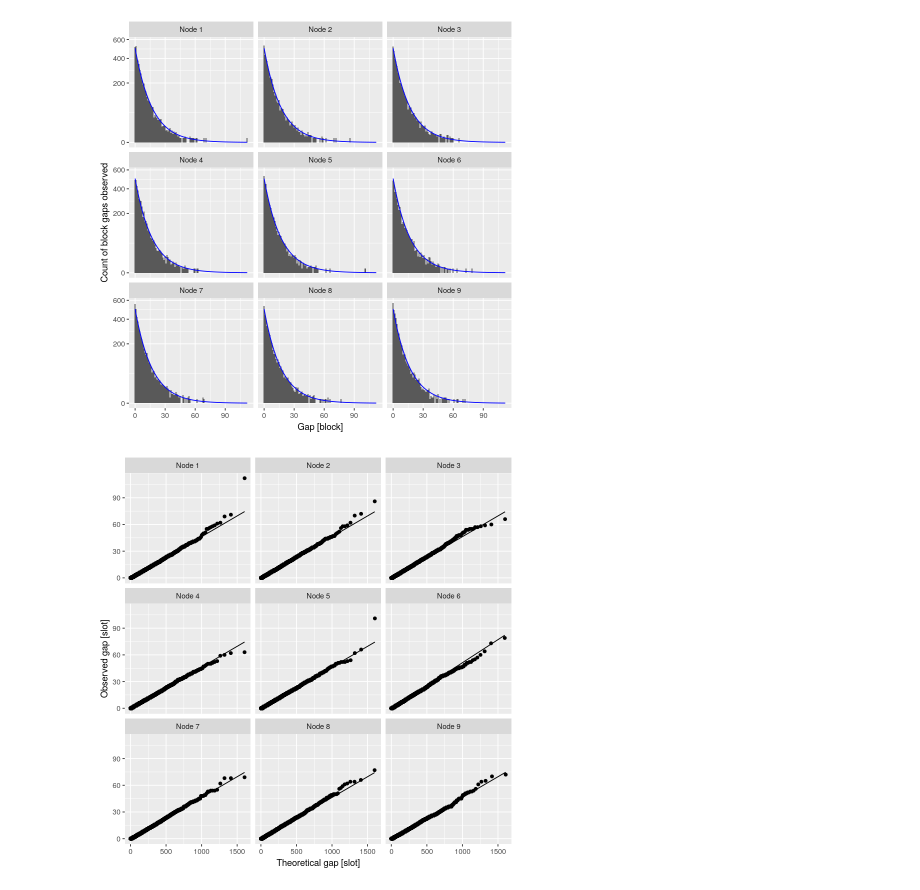
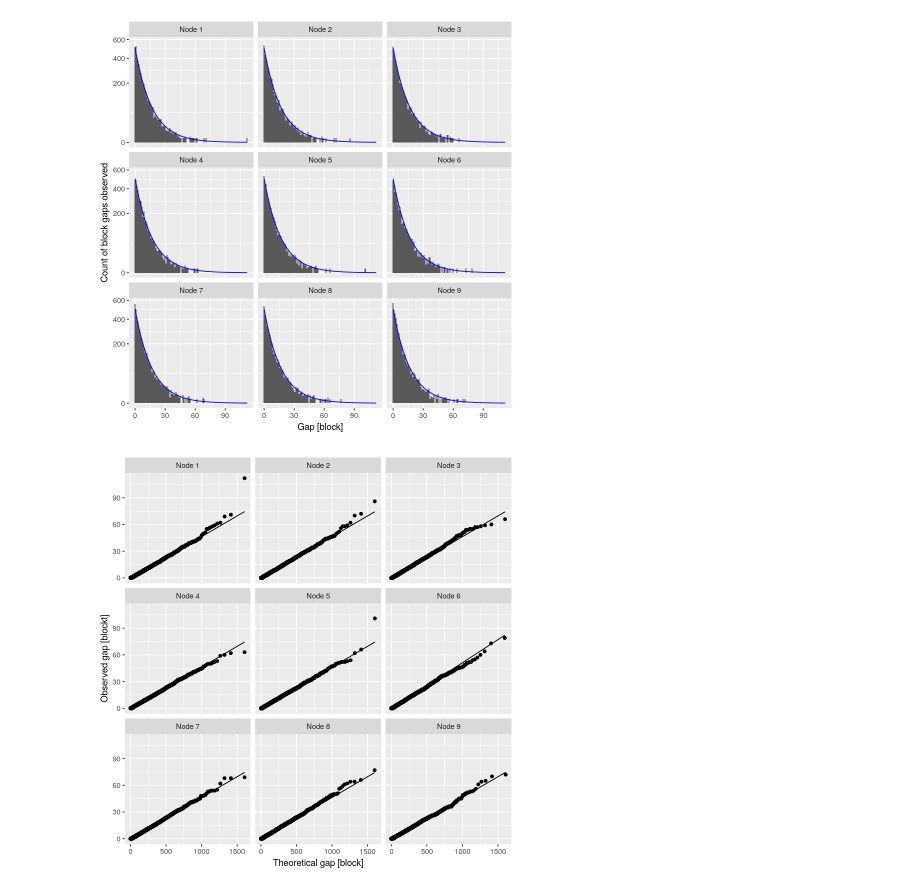
Before and after one commit to cardano-scaling/tartarus, a Jupyter notebook: proserpina/diagnostics.ipynb, the cells around one changed output. Saved outputs shown, nothing was run; the diff lists cells and outputs as text; code cells hidden in the pictures.

```diff
--- a/proserpina/diagnostics.ipynb
+++ b/proserpina/diagnostics.ipynb
@@ -284,9 +279,9 @@ ggplot(gaps, aes(x=`Gap [block]`)) +
 # %%
 ggplot(gaps, aes(sample=`Gap [block]`)) +
     stat_qq(distribution=qgeom, dparams=fn) +
     stat_qq_line(distribution=qgeom, dparams=fn) +
     facet_wrap(. ~ paste("Node", `node`)) +
-    xlab("Theoretical gap [slot]") +
-    ylab("Observed gap [slot]")
+    xlab("Theoretical gap [block]") +
+    ylab("Observed gap [blockt]")
 # %% [output]
-[figure, old version]
+[figure, new version]
```
Also changed, not shown: parts of 17 cells of this notebook.
